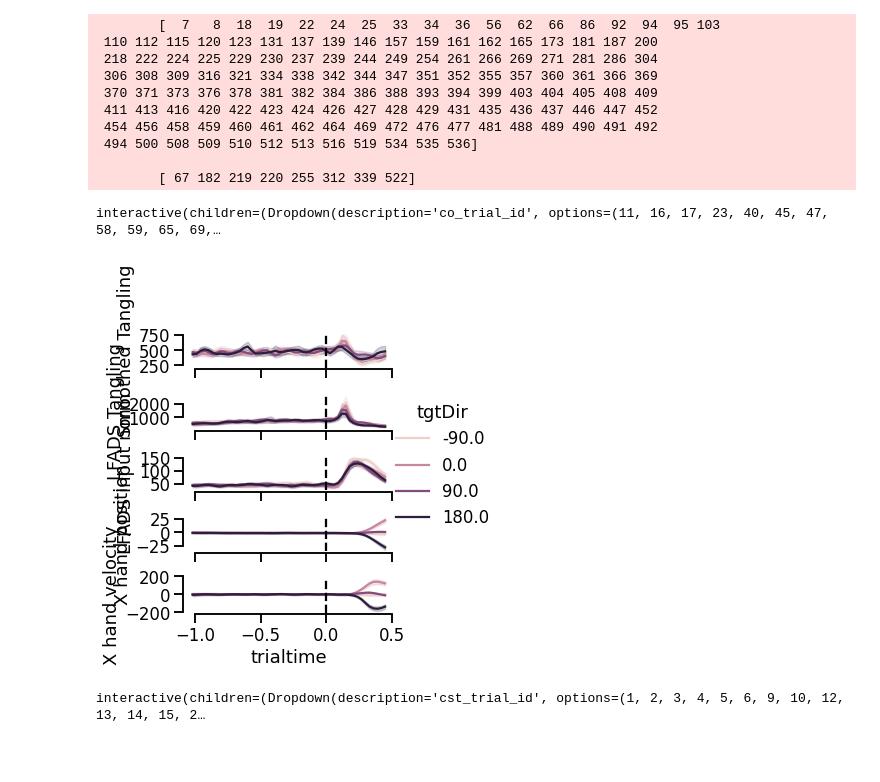
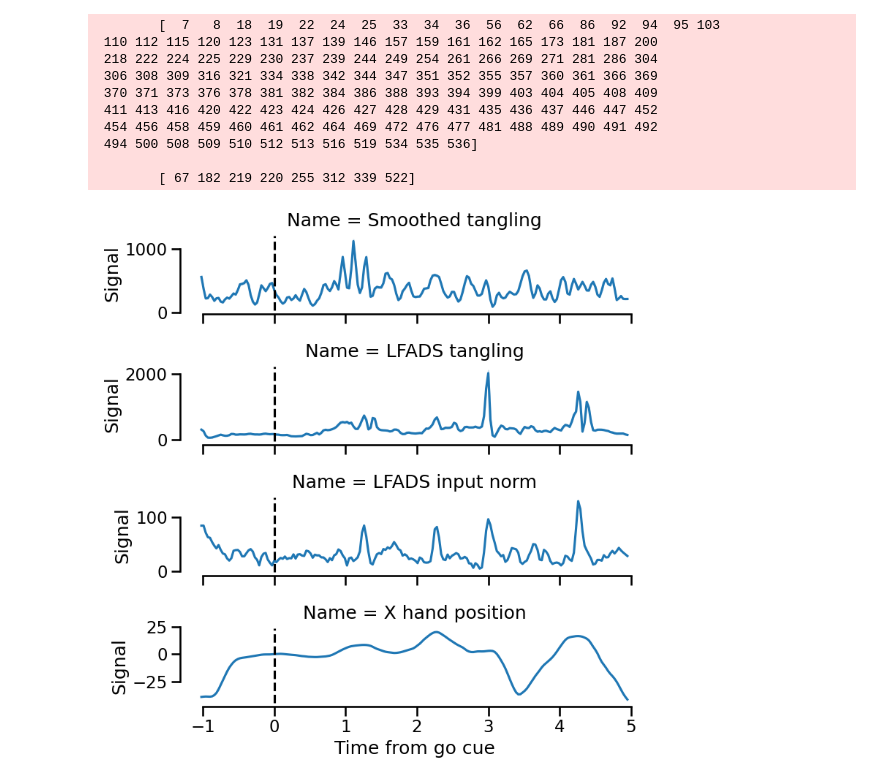
Before and after one commit to raeedcho/cst-dynamics, a Jupyter notebook: scripts/compare_cocst_tangling.ipynb, the cells around one changed output. Drawn from its saved outputs; the diff is of its cells as text; code cells hidden in the pictures; blank space fills up the shorter version.

Commit message:
refactor: Move tangling calculation code to src

```diff
--- a/scripts/compare_cocst_tangling.ipynb
+++ b/scripts/compare_cocst_tangling.ipynb
@@ -116,15 +72,15 @@ df_co['X hand velocity'] = df_co[('hand_vel',0)]
 from ipywidgets import interact
 @interact(co_trial_id=list(df_co.groupby('trial_id').groups.keys()))
 def plot_trials(co_trial_id):
-    trial = df_co.groupby('trial_id').get_group(co_trial_id)
+    trial = co_measures.groupby('trial_id').get_group(co_trial_id)
 
-    x_vars = ['trialtime']
-    y_vars = ['Smoothed Tangling','LFADS Tangling','LFADS input norm','X hand position','X hand velocity']
+    x_vars = ['Time from go cue']
+    y_vars = ['Smoothed tangling','LFADS tangling','LFADS input norm','X hand position']
     g=sns.PairGrid(
-        trial.droplevel(axis=1,level=1)[x_vars+y_vars],
+        trial[x_vars+y_vars],
         y_vars=y_vars,
         x_vars=x_vars,
-        height=1,
+        height=2,
         aspect=4,
     )
 
@@ -134,18 +90,17 @@ def plot_trials(co_trial_id):
         ax.plot([0,0],ax.get_ylim(),'k--')
 
     sns.despine(fig=g.figure,trim=True)
-# %% [output]
-interactive(children=(Dropdown(description='co_trial_id', options=(11, 16, 17, 23, 40, 45, 47, 58, 59, 65, 69,…
 # %%
-x_vars = ['trialtime']
-y_vars = ['Smoothed Tangling','LFADS Tangling','LFADS input norm','X hand position','X hand velocity']
-hue_var = 'tgtDir'
+x_vars = ['Time from go cue']
+y_vars = ['LFADS tangling','LFADS input norm','X hand position']
+hue_var = 'Target direction'
+style_var = 'Target magnitude'
 g=sns.PairGrid(
-    df_co.droplevel(axis=1,level=1)[x_vars+y_vars+[hue_var]],
+    co_measures[x_vars+y_vars+[hue_var,style_var]],
     y_vars=y_vars,
     x_vars=x_vars,
     hue=hue_var,
-    height=1,
+    height=2,
     aspect=4,
 )
 
@@ -156,5 +111,3 @@ for ax in g.axes.flatten():
     ax.plot([0,0],ax.get_ylim(),'k--')
 
 sns.despine(fig=g.figure,trim=True)
-# %% [output]
-[figure, removed]
@@ -172,11 +153,29 @@ df_cst['LFADS Tangling'] = estimate_neural_tangling(df_cst,x='lfads_pca',dx='dlf
+# %%
+trial = cst_measures_melt.groupby('trial_id').get_group(313)
+g = sns.FacetGrid(
+    trial.reset_index(),
+    row='Name',
+    height=2,
+    aspect=4,
+    row_order=['Smoothed tangling','LFADS tangling','LFADS input norm','X hand position'],
+    sharey=False,
+)
+g.map(sns.lineplot,'Time from go cue','Signal')
+
+for ax in g.axes.flatten():
+    ax.plot([0,0],ax.get_ylim(),'k--')
+
+sns.despine(fig=g.figure,trim=True)
+# %% [output]
+[figure, added]
 # %%
-@interact(cst_trial_id=list(df_cst.groupby('trial_id').groups.keys()))
+@interact(cst_trial_id=list(cst_measures.groupby('trial_id').groups.keys()))
 def plot_trials(cst_trial_id):
-    trial = df_cst.groupby('trial_id').get_group(cst_trial_id)
-    x_vars = ['trialtime']
-    y_vars = ['Smoothed Tangling','LFADS Tangling','LFADS input norm','X hand position','X hand velocity']
+    trial = cst_measures.groupby('trial_id').get_group(cst_trial_id)
+    x_vars = ['Time from go cue']
+    y_vars = ['LFADS Tangling','LFADS input norm','X hand position','X hand velocity']
     g=sns.PairGrid(
-        trial.droplevel(axis=1,level=1)[x_vars+y_vars],
+        trial[x_vars+y_vars],
         y_vars=y_vars,
         x_vars=x_vars,
         height=2,
@@ -189,8 +188,6 @@ def plot_trials(cst_trial_id):
         ax.plot([0,0],ax.get_ylim(),'k--')
 
     sns.despine(fig=g.figure,trim=True)
-# %% [output]
-interactive(children=(Dropdown(description='cst_trial_id', options=(1, 2, 3, 4, 5, 6, 9, 10, 12, 13, 14, 15, 2…
 # %%
 # fig,axs = plt.subplots(3,1,figsize=(8,8),sharex=True)
 # # sns.lineplot(
```
Also changed, not shown: parts of 9 cells of this notebook, 1 other file.
